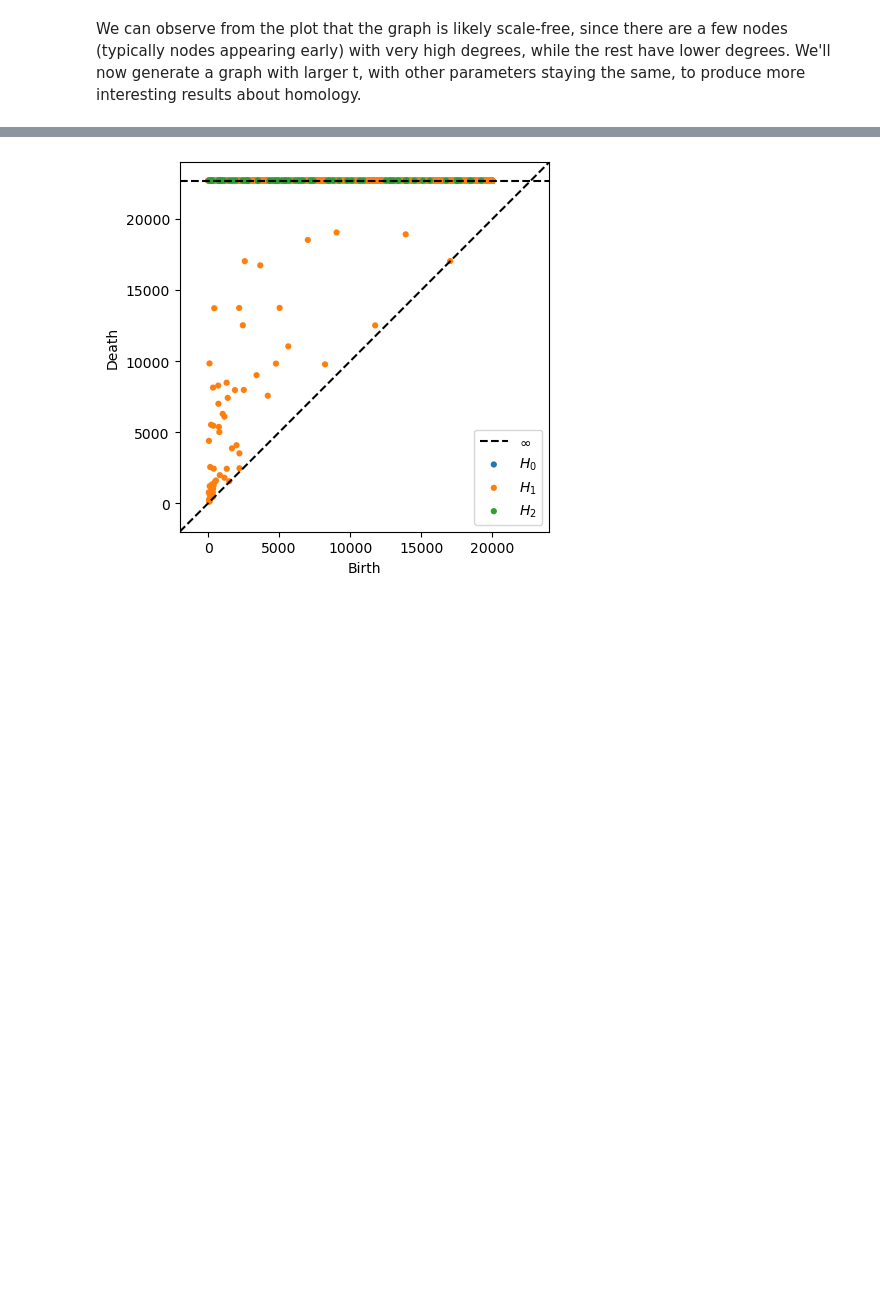
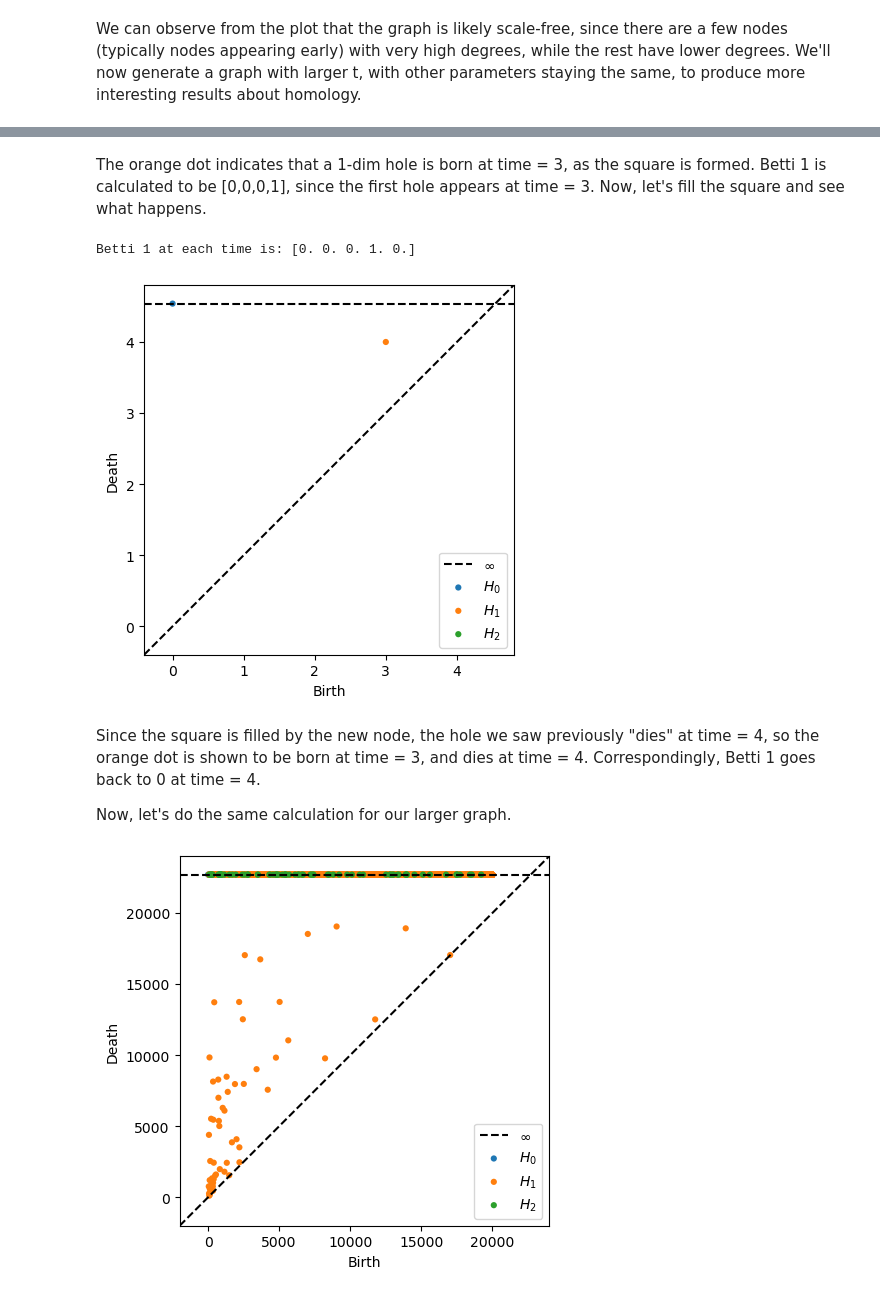
Before and after one commit to carolinerongyi/Preferential_Attachment_Clique_Complex, a Jupyter notebook: tutorial.ipynb, the cells around one changed output, grey strips where cells are left out. Saved outputs shown, nothing was run; the diff lists cells and outputs as text; code cells hidden in the pictures; blank space fills up the shorter version.

```diff
--- a/tutorial.ipynb
+++ b/tutorial.ipynb
@@ -56,3 +73,19 @@ We'll first demonstrate Ripser in a simple example, with four nodes and four edg
+# %% [markdown]
+The orange dot indicates that a 1-dim hole is born at time = 3, as the square is formed. Betti 1 is calculated to be [0,0,0,1], since the first hole appears at time = 3. Now, let's fill the square and see what happens.
+# %%
+small_graph.add_vertices(1)
+small_graph.add_edges([(4,0),(4,1),(4,2),(4,3)])
+mat = betti.get_age_matrix(small_graph)
+dgms = ripser(mat, distance_matrix=True, maxdim=2)['dgms']
+print('Betti 1 at each time is: ' + str(betti.translate_PD_to_betti(dgms[1], 5)))
+plot_diagrams(dgms)
+# %% [output]
+Betti 1 at each time is: [0. 0. 0. 1. 0.]
+[figure, added]
+# %% [markdown]
+Since the square is filled by the new node, the hole we saw previously "dies" at time = 4, so the orange dot is shown to be born at time = 3, and dies at time = 4. Correspondingly, Betti 1 goes back to 0 at time = 4.
+
+Now, let's do the same calculation for our larger graph.
 # %%
 mat = betti.get_age_matrix(graph) # obtain the age matrix of the complex as an input for ripser
 dgms = ripser(mat, distance_matrix=True, maxdim=2)['dgms'] # get the persistence diagrams
```
Also changed, not shown: parts of 16 cells of this notebook.
